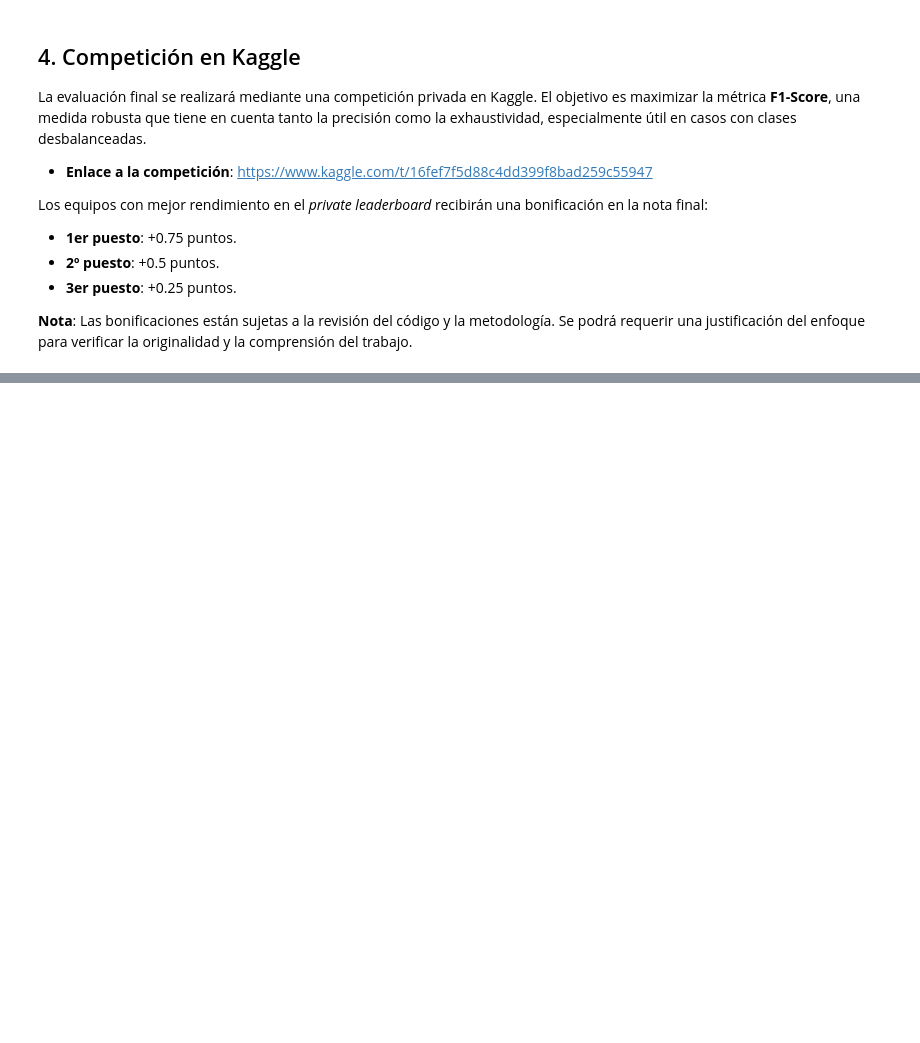
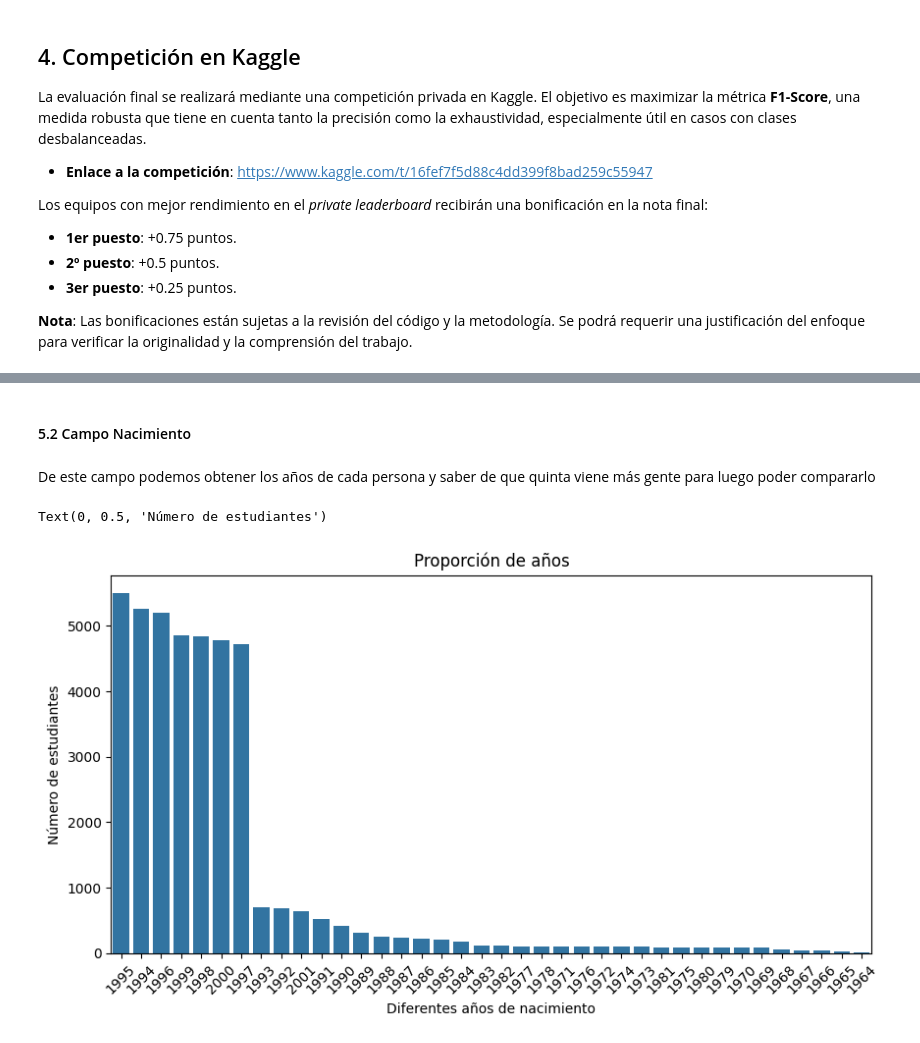
Before and after one commit to GuillermoMorcillo/Practica1Mineria, a Jupyter notebook: Práctica 1 - Análisis, procesamiento y validación .ipynb, the cells around one changed output, grey strips where cells are left out. Drawn from its saved outputs; the diff is of its cells as text; code cells hidden in the pictures; blank space fills up the shorter version.

```diff
--- a/Práctica 1 - Análisis, procesamiento y validación .ipynb
+++ b/Práctica 1 - Análisis, procesamiento y validación .ipynb
@@ -336,0 +243,17 @@ contar_cadenas(df, columna):
+# %% [markdown]
+#### 5.2 Campo Nacimiento
+# %% [markdown]
+De este campo podemos obtener los años de cada persona y saber de que quinta viene más gente para luego poder compararlo
+# %%
+df_nacimiento = df_train["nacimiento"].apply(lambda row: row[0:4])
+df_nacimiento = df_nacimiento.value_counts()
+
+plt.figure(figsize=(10,5))
+sns.barplot(df_nacimiento)
+plt.title("Proporción de años")
+plt.xlabel("Diferentes años de nacimiento")
+plt.xticks(rotation=45)
+plt.ylabel("Número de estudiantes")
+# %% [output]
+Text(0, 0.5, 'Número de estudiantes')
+[figure, added]
```
Also changed, not shown: parts of 91 cells of this notebook.
